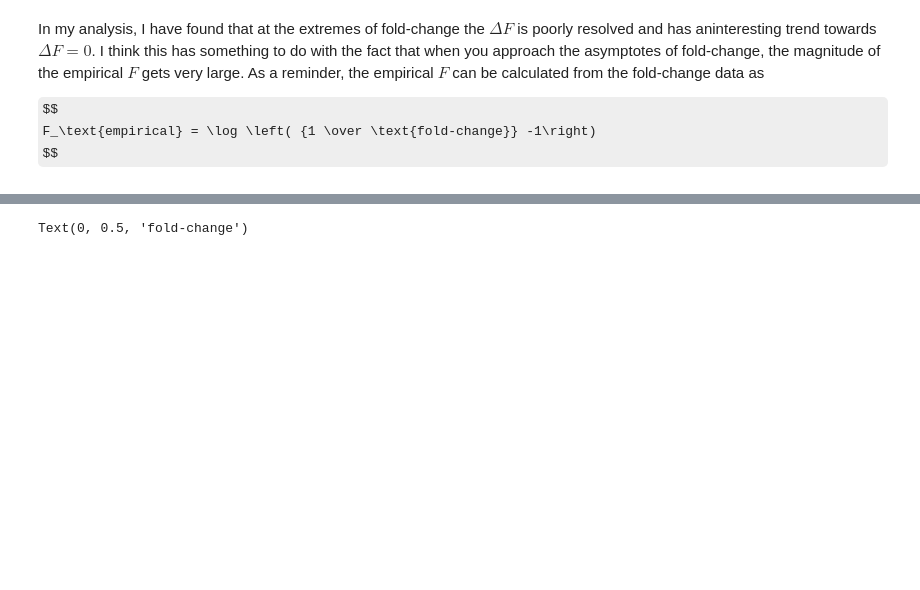
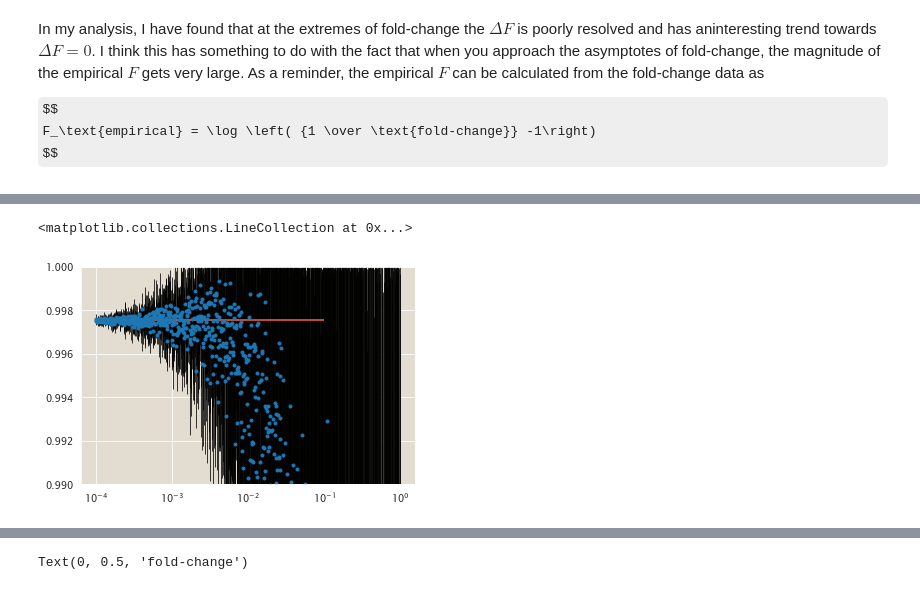
Before and after one commit to RPGroup-PBoC/mwc_mutants, a Jupyter notebook: code/analysis/Exploring_fc_error.ipynb, the cells around one changed output, grey strips where cells are left out. Cells and saved outputs as stored; diff of their text form; code cells hidden in the pictures; some formulas as TeX source; blank space fills up the shorter version.

```diff
--- a/code/analysis/Exploring_fc_error.ipynb
+++ b/code/analysis/Exploring_fc_error.ipynb
@@ -23,0 +74,29 @@ $$
+# %%
+sigma_range = np.logspace(-4, 0, 1000)
+seed_bohr = 6 #in kBT
+n_reps = 5
+fc_mu = (1 + np.exp(-seed_bohr))**-1 # The true fold-change distribution
+sigma_df = []
+sigma_stats = []
+for i, s in enumerate(tqdm.tqdm(sigma_range)):
+    dataset = np.random.normal(fc_mu, s, n_reps)
+    data_dict = {'N':n_reps, 'ref_bohr':seed_bohr, 'foldchange':dataset}
+    fit, samples = model.sample(data_dict, control=dict(adapt_delta=0.99))
+    stats = mut.stats.compute_statistics(samples, varnames=['fc_mu', 'fc_sigma',
+                                                            'delta_bohr',
+                                                           'empirical_bohr'],
+                                        logprob_name='lp__')
+    stats['true_sigma'] = s
+    stats['true_fc'] = fc_mu
+    stats['generated_fc_mu'] = np.mean(dataset)
+    sigma_stats.append(stats)
+sigma_stats = pd.concat(sigma_stats)
+# %%
+_fc_mu = sigma_stats[sigma_stats['parameter']=='fc_mu']
+plt.semilogx(_fc_mu['true_sigma'], _fc_mu['median'], '.')
+plt.vlines(_fc_mu['true_sigma'], _fc_mu['hpd_min'], _fc_mu['hpd_max'], lw=0.75)
+plt.ylim([0.99, 1])
+plt.hlines(fc_mu,1E-4, 1E-1, color='tomato')
+# %% [output]
+<matplotlib.collections.LineCollection at 0x...>
+[figure, added]
```
Also changed, not shown: parts of 10 cells of this notebook, 3 other files.
